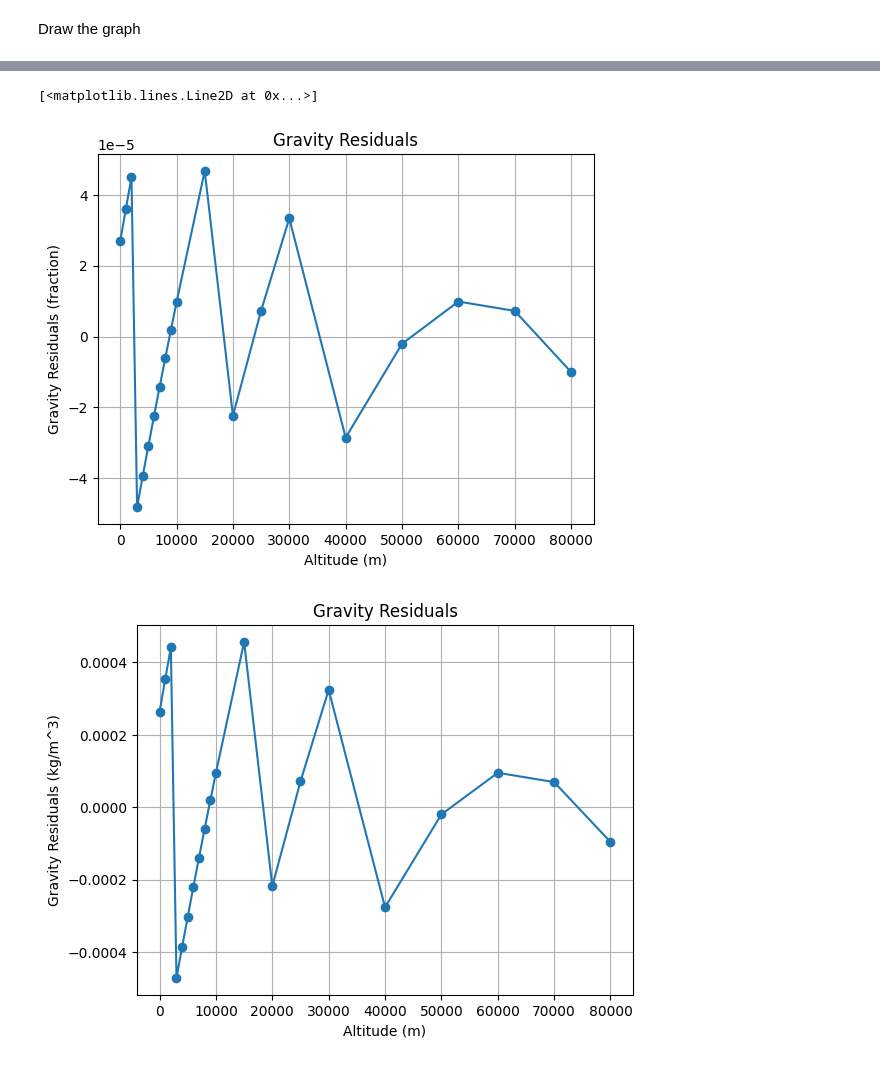
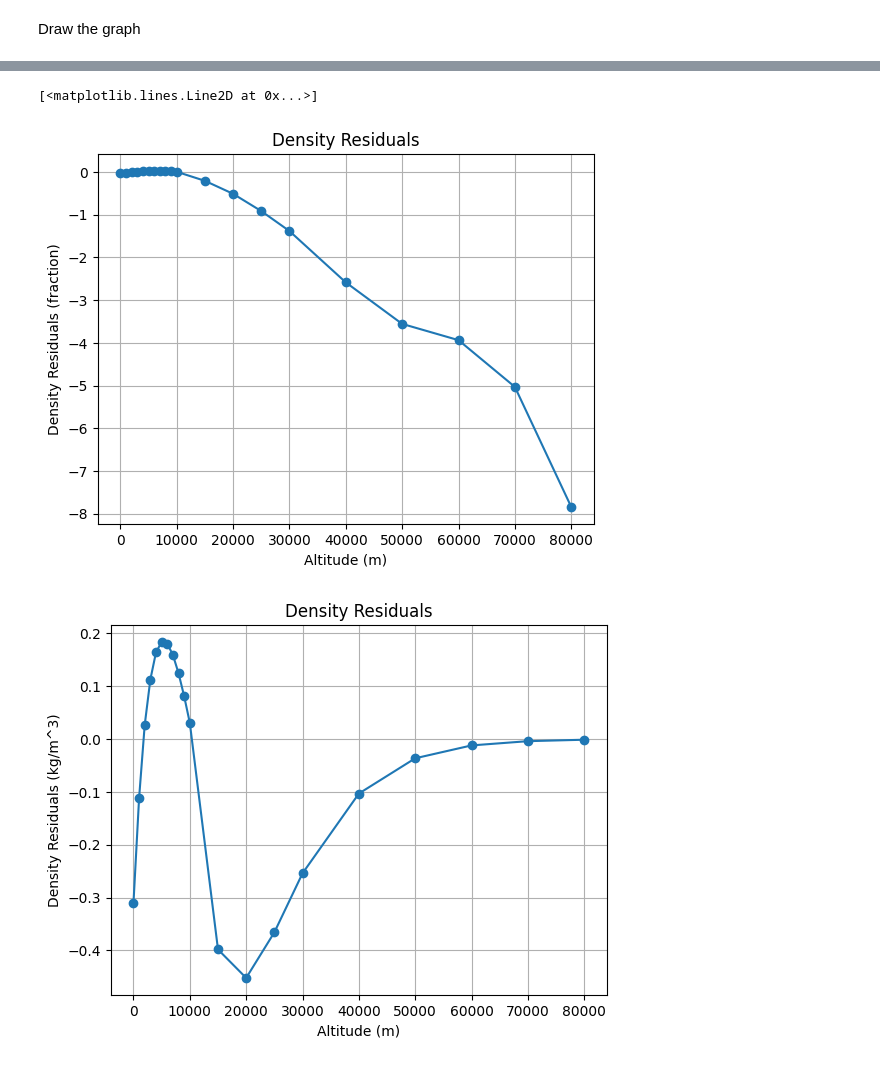
Before and after one commit to brash99/phys441, a Jupyter notebook: JupyterNotebooks/Week1/graph_gravity_residuals.ipynb, the cells around one changed output, grey strips where cells are left out. Cells and saved outputs as stored; diff of their text form; code cells hidden in the pictures.

```diff
--- a/JupyterNotebooks/Week1/graph_gravity_residuals.ipynb
+++ b/JupyterNotebooks/Week1/graph_gravity_residuals.ipynb
@@ -5,7 +5,7 @@ import numpy as np
 import matplotlib.pyplot as plt
 
 use_errors = False
-fit_type = 2
+fit_type = 1
 # %% [markdown]
 Define a user funcion for fitting the data.
 # %%
@@ -59,11 +42,11 @@ print(gravity)
 
 if use_errors == True:
     # create a list to hold the uncertainty in the density
-    g_uncertainty = [0.001]*len(density)
+    density_uncertainty = [0.01,0.01,0.01,0.001,0.001,0.001,0.001,0.001,0.001,0.001,0.001,0.001,0.0001,0.0001,0.0001,0.00001,0.00001,0.000001,0.0000001,0.0000001]
 else:
-    g_uncertainty = [0.0]*len(density)
+    density_uncertainty = [0.0]*len(density)
 
-g_uncertainty = np.array(g_uncertainty)
+density_uncertainty = np.array(density_uncertainty)
 # %%
 # Create a figure and axes
 fig, ax = plt.subplots(figsize=(10, 8))
@@ -107,14 +90,14 @@ Fit the data with the pre-defined function
 from scipy.optimize import curve_fit
 
 if fit_type == 1:
-    init_vals = [9.8,6.378E6]
+    init_vals = [12.0,-0.0001]
 else:
-    init_vals = [9.8,6.378E6]
+    init_vals = [12.0,-0.0001, -0.000001]
 
 if use_errors == False:
-    popt, pcov = curve_fit(fitfunction, altitude,gravity, p0=init_vals)
+    popt, pcov = curve_fit(fitfunction, altitude, density, p0=init_vals)
 else:
-    popt, pcov = curve_fit(fitfunction, altitude,gravity, sigma=g_uncertainty, absolute_sigma=True, p0=init_vals)
+    popt, pcov = curve_fit(fitfunction, altitude, density, sigma=density_uncertainty, absolute_sigma=True, p0=init_vals)
 
 print (popt)
 print (pcov)
@@ -175,21 +158,28 @@ plt.legend()
 # %%
-plt.title("Gravity Residuals")
+plt.title("Density Residuals")
 plt.xlabel('Altitude (m)')
-plt.ylabel('Gravity Residuals (fraction)')
+plt.ylabel('Density Residuals (fraction)')
 plt.grid(True)
 
-plt.plot(altitude, (gravity - fitfunction(altitude, *popt))/gravity, 'o-')
+plt.plot(altitude, (density - fitfunction(altitude, *popt))/density, 'o-')
 # %% [output]
 [<matplotlib.lines.Line2D at 0x...>]
-[figure, old version]
+[figure, new version]
 # %%
 plt.title("Gravity Residuals")
 plt.xlabel('Altitude (m)')
 plt.ylabel('Gravity Residuals (kg/m^3)')
 plt.grid(True)
 
 plt.plot(altitude, (gravity - fitfunction(altitude, *popt)), 'o-')
 residuals = (gravity - fitfunction(altitude, *popt))
+plt.title("Density Residuals")
+plt.xlabel('Altitude (m)')
+plt.ylabel('Density Residuals (kg/m^3)')
+plt.grid(True)
+
+plt.plot(altitude, (density - fitfunction(altitude, *popt)), 'o-')
+residuals = (density - fitfunction(altitude, *popt))
 popt_exponential = popt
 # %% [output]
-[figure, old version]
+[figure, new version]
```
Also changed, not shown: parts of 17 cells of this notebook.
